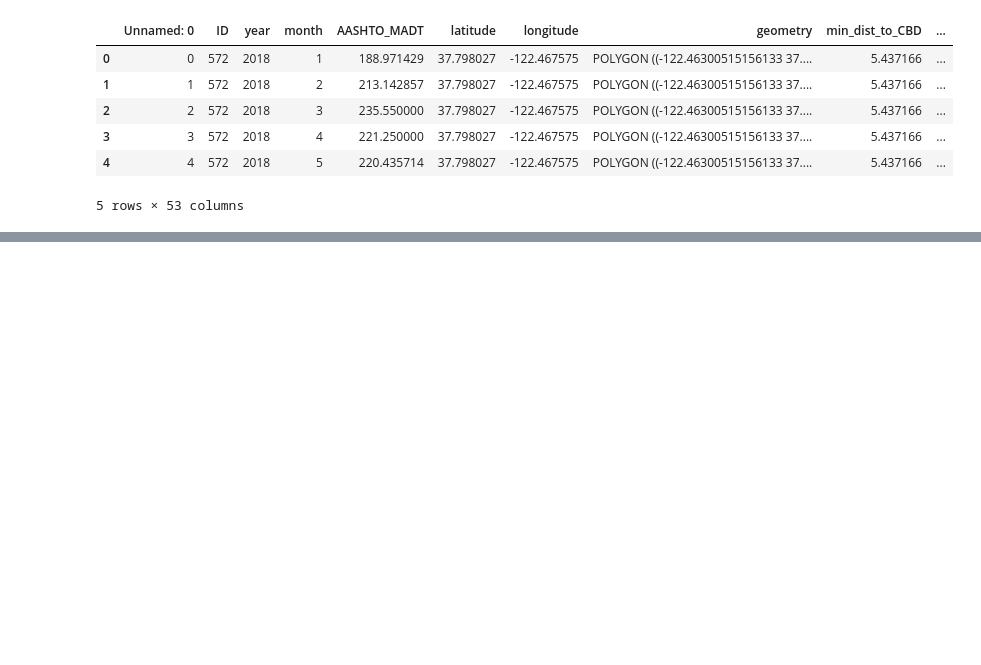
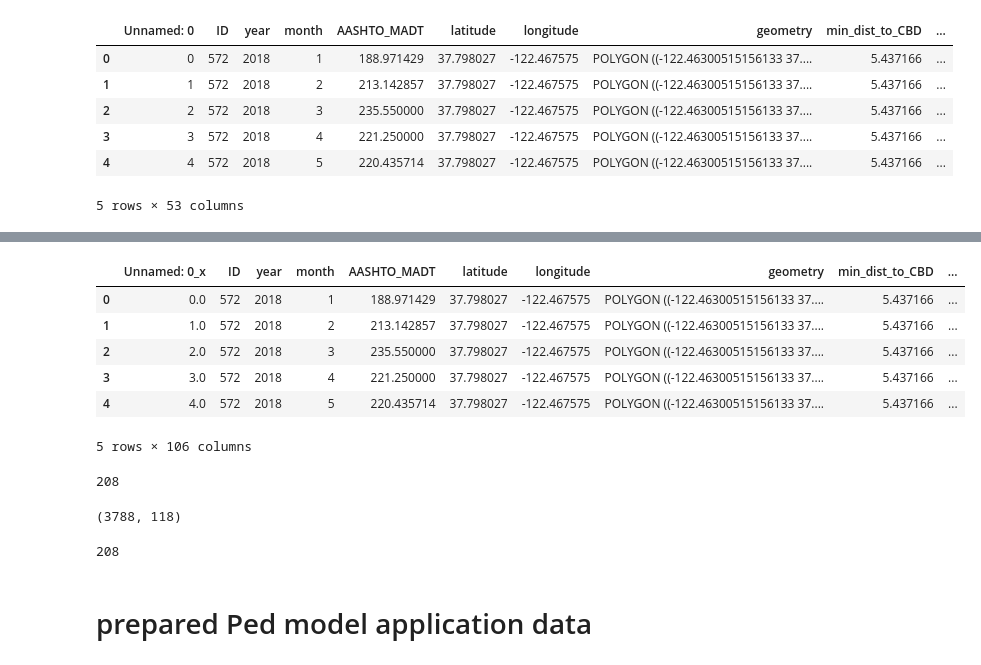
Before and after one commit to mintu07ruet/QC-Article, a Jupyter notebook: Bike_ped_model_data_preparation.ipynb, the cells around one changed output, grey strips where cells are left out. Saved outputs shown, nothing was run; the diff lists cells and outputs as text; code cells hidden in the pictures; blank space fills up the shorter version.

```diff
--- a/Bike_ped_model_data_preparation.ipynb
+++ b/Bike_ped_model_data_preparation.ipynb
@@ -431,0 +445,17 @@ ped_data2['ID'].nunique()
+# %%
+# Now concate the zero strava sites
+madpt3=pd.concat([ped_data2, zero_stvp],axis=0)
+madpt3=madpt3.fillna(0)
+madpt3.head()
+# %% [output]
+|  | Unnamed: 0_x | ID | year | month | AASHTO_MADT | latitude | longitude | geometry | min_dist_to_CBD | ... |
+| 0 | 0.0 | 572 | 2018 | 1 | 188.971429 | 37.798027 | -122.467575 | POLYGON ((-122.46300515156133 37.... | 5.437166 | ... |
+| 1 | 1.0 | 572 | 2018 | 2 | 213.142857 | 37.798027 | -122.467575 | POLYGON ((-122.46300515156133 37.... | 5.437166 | ... |
+| 2 | 2.0 | 572 | 2018 | 3 | 235.550000 | 37.798027 | -122.467575 | POLYGON ((-122.46300515156133 37.... | 5.437166 | ... |
+| 3 | 3.0 | 572 | 2018 | 4 | 221.250000 | 37.798027 | -122.467575 | POLYGON ((-122.46300515156133 37.... | 5.437166 | ... |
+| 4 | 4.0 | 572 | 2018 | 5 | 220.435714 | 37.798027 | -122.467575 | POLYGON ((-122.46300515156133 37.... | 5.437166 | ... |
+5 rows × 106 columns
+# %%
+madpt3['ID'].nunique()
+# %% [output]
+208
@@ -432,2 +476,11 @@ ped_data2['ID'].nunique()
+# %%
+madpt3=madpt3.drop_duplicates(subset=["ID",'month','year','latitude','longitude'], keep='first')
+madpt3.shape
+# %% [output]
+(3788, 118)
+# %%
+madpt3['ID'].nunique()
+# %% [output]
+208
 # %%
 # import Imputation model data
@@ -434,0 +488,2 @@ madpt1.to_csv('C:/UC Berkeley Project Backup/AT Census/Lindsey _QA/QC Article An
+# %% [markdown]
+# prepared Ped model application data
```
Also changed, not shown: parts of 32 cells of this notebook, 8 other files.
